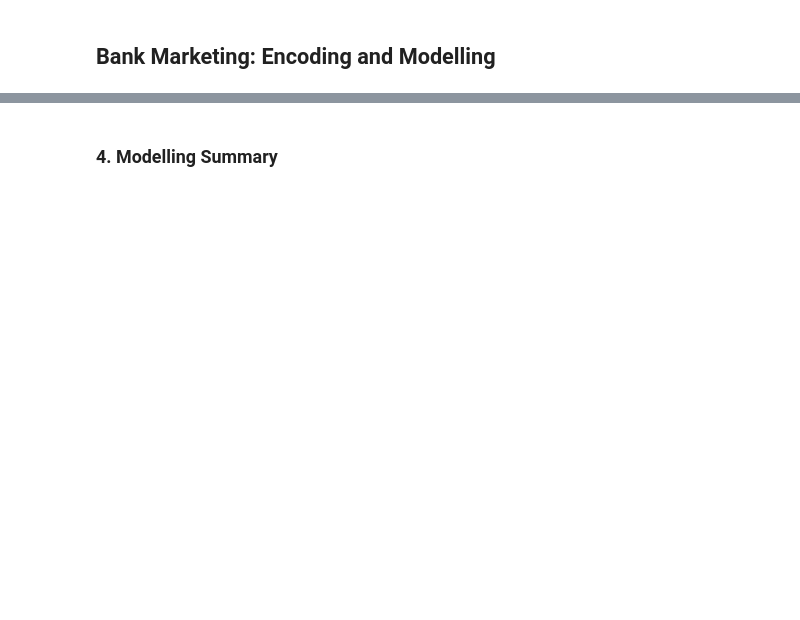
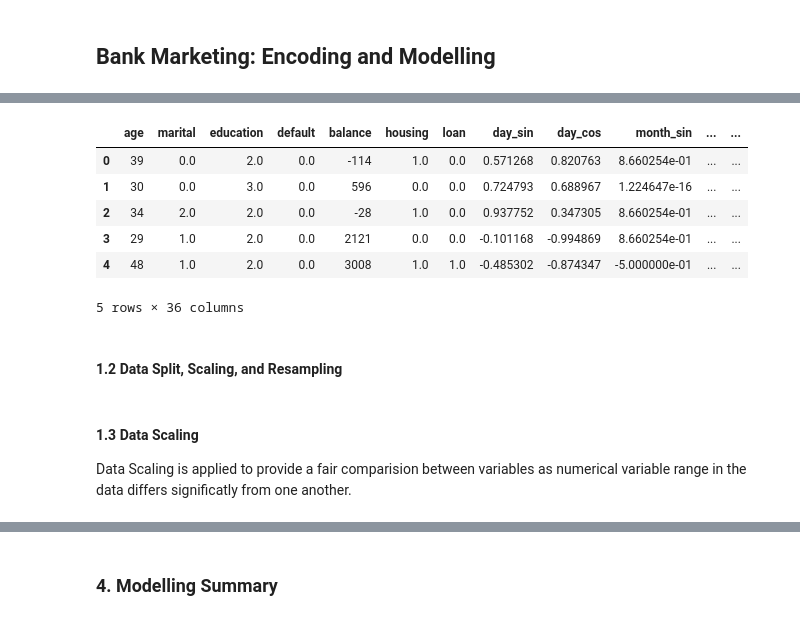
Before and after one commit to JiraLeelas/Bank-Term-Deposit-Prediction, a Jupyter notebook: bank_marketing_modelling.ipynb, the cells around one changed output, grey strips where cells are left out. Saved outputs shown, nothing was run; the diff lists cells and outputs as text; code cells hidden in the pictures; blank space fills up the shorter version.

```diff
--- a/bank_marketing_modelling.ipynb
+++ b/bank_marketing_modelling.ipynb
@@ -7,0 +140,8 @@ import pandas as pd
+# %%
+subset_bank = get_stratified_subset(
+    df=bank_df,
+    target_col="y",
+    pct=0.4,
+    rnd_seed=SEED,
+    insights=True
+)
@@ -7,0 +212,29 @@ import pandas as pd
+# %%
+## Encoding process
+## Cyclincal Encoding
+encoded_bank = encode_days(subset_bank, "day")
+encoded_bank = encode_months(encoded_bank, "month")
+
+## Binary and Ordinal Encoding
+encoded_bank[bi_cols+ord_cols] = ord_encoder.fit_transform(encoded_bank[bi_cols+ord_cols])
+
+## Nominal Encoding
+encoded_nom = pd.DataFrame(
+    nom_encoder.fit_transform(encoded_bank[nom_cols]),
+    columns=nom_encoder.get_feature_names_out(nom_cols), # new column names
+    index=encoded_bank.index
+)
+encoded_bank = encoded_bank.drop(columns=nom_cols).join(encoded_nom)
+
+## Check After encode
+encoded_bank.head(5)
+# %% [output]
+|  | age | marital | education | default | balance | housing | loan | day_sin | day_cos | month_sin | ... | ... |
+| 0 | 39 | 0.0 | 2.0 | 0.0 | -114 | 1.0 | 0.0 | 0.571268 | 0.820763 | 8.660254e-01 | ... | ... |
+| 1 | 30 | 0.0 | 3.0 | 0.0 | 596 | 0.0 | 0.0 | 0.724793 | 0.688967 | 1.224647e-16 | ... | ... |
+| 2 | 34 | 2.0 | 2.0 | 0.0 | -28 | 1.0 | 0.0 | 0.937752 | 0.347305 | 8.660254e-01 | ... | ... |
+| 3 | 29 | 1.0 | 2.0 | 0.0 | 2121 | 0.0 | 0.0 | -0.101168 | -0.994869 | 8.660254e-01 | ... | ... |
+| 4 | 48 | 1.0 | 2.0 | 0.0 | 3008 | 1.0 | 1.0 | -0.485302 | -0.874347 | -5.000000e-01 | ... | ... |
+5 rows × 36 columns
+# %% [markdown]
+#### 1.2 Data Split, Scaling, and Resampling
@@ -7,0 +261,3 @@ import pandas as pd
+# %% [markdown]
+#### 1.3 Data Scaling
+Data Scaling is applied to provide a fair comparision between variables as numerical variable range in the data differs significatly from one another.
```
Also changed, not shown: parts of 71 cells of this notebook, 1 other file.
